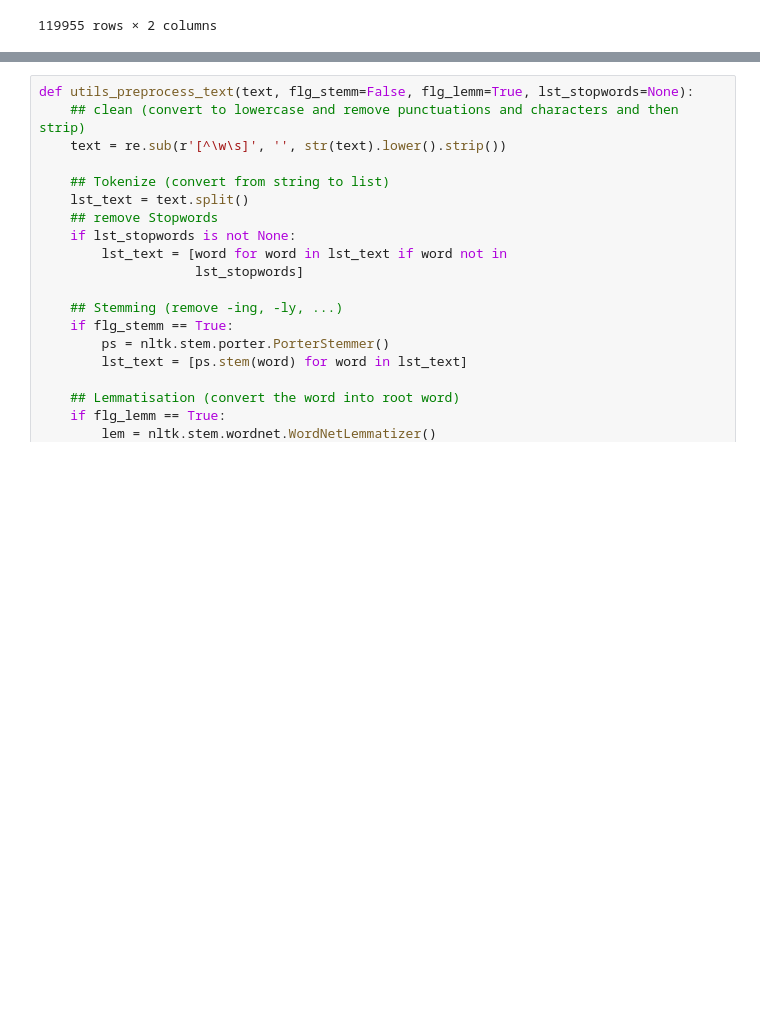
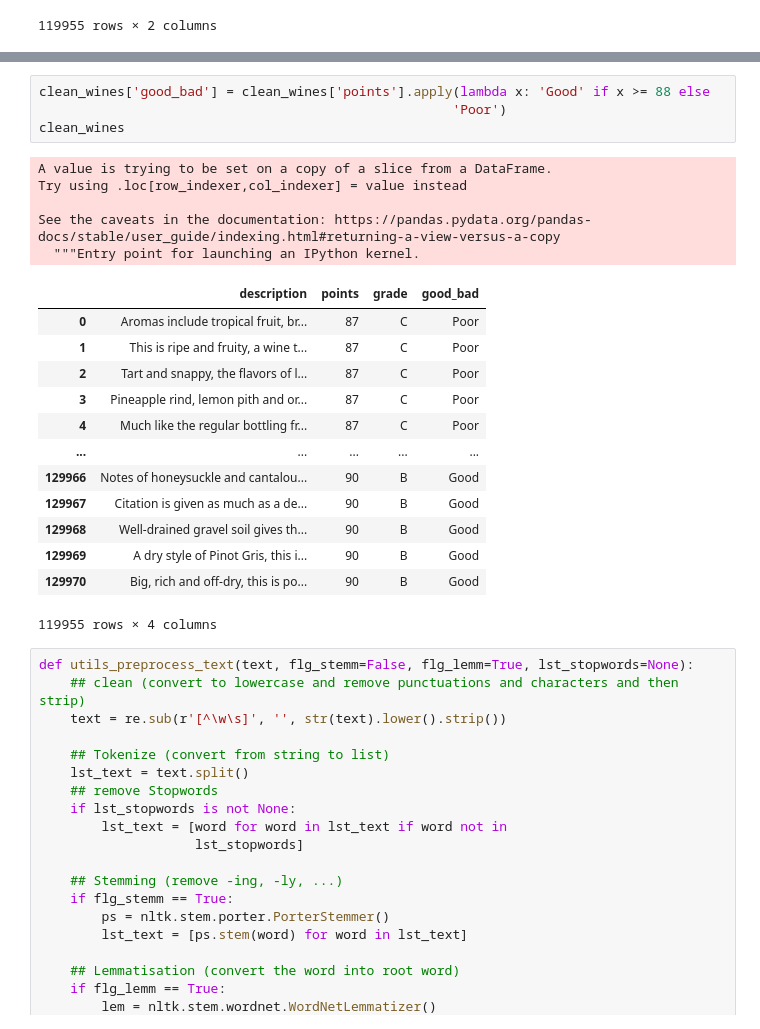
Before and after one commit to rahilanath/Final_Project, a Jupyter notebook: text_analysis.ipynb, the cells around one changed output, grey strips where cells are left out. Cells and saved outputs as stored; diff of their text form; blank space fills up the shorter version.

```diff
--- a/text_analysis.ipynb
+++ b/text_analysis.ipynb
@@ -82,3 +94,26 @@ clean_wines
+# %%
+clean_wines['good_bad'] = clean_wines['points'].apply(lambda x: 'Good' if x >= 88 else
+                                                     'Poor')
+clean_wines
+# %% [output]
+A value is trying to be set on a copy of a slice from a DataFrame.
+Try using .loc[row_indexer,col_indexer] = value instead
+
+See the caveats in the documentation: https://pandas.pydata.org/pandas-docs/stable/user_guide/indexing.html#returning-a-view-versus-a-copy
+  """Entry point for launching an IPython kernel.
+|  | description | points | grade | good_bad |
+| 0 | Aromas include tropical fruit, br... | 87 | C | Poor |
+| 1 | This is ripe and fruity, a wine t... | 87 | C | Poor |
+| 2 | Tart and snappy, the flavors of l... | 87 | C | Poor |
+| 3 | Pineapple rind, lemon pith and or... | 87 | C | Poor |
+| 4 | Much like the regular bottling fr... | 87 | C | Poor |
+| ... | ... | ... | ... | ... |
+| 129966 | Notes of honeysuckle and cantalou... | 90 | B | Good |
+| 129967 | Citation is given as much as a de... | 90 | B | Good |
+| 129968 | Well-drained gravel soil gives th... | 90 | B | Good |
+| 129969 | A dry style of Pinot Gris, this i... | 90 | B | Good |
+| 129970 | Big, rich and off-dry, this is po... | 90 | B | Good |
+119955 rows × 4 columns
 # %%
 def utils_preprocess_text(text, flg_stemm=False, flg_lemm=True, lst_stopwords=None):
     ## clean (convert to lowercase and remove punctuations and characters and then strip)
```
Also changed, not shown: parts of 9 cells of this notebook, 2 other files.
